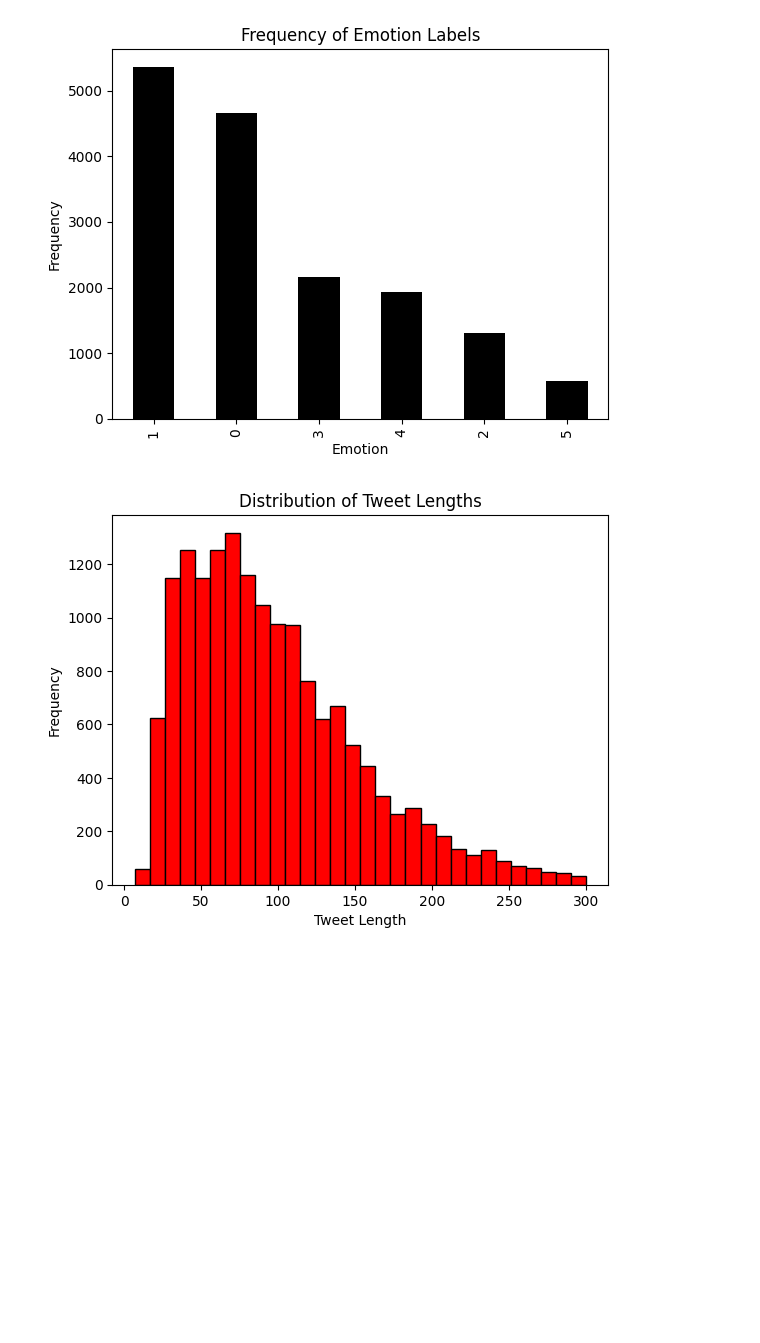
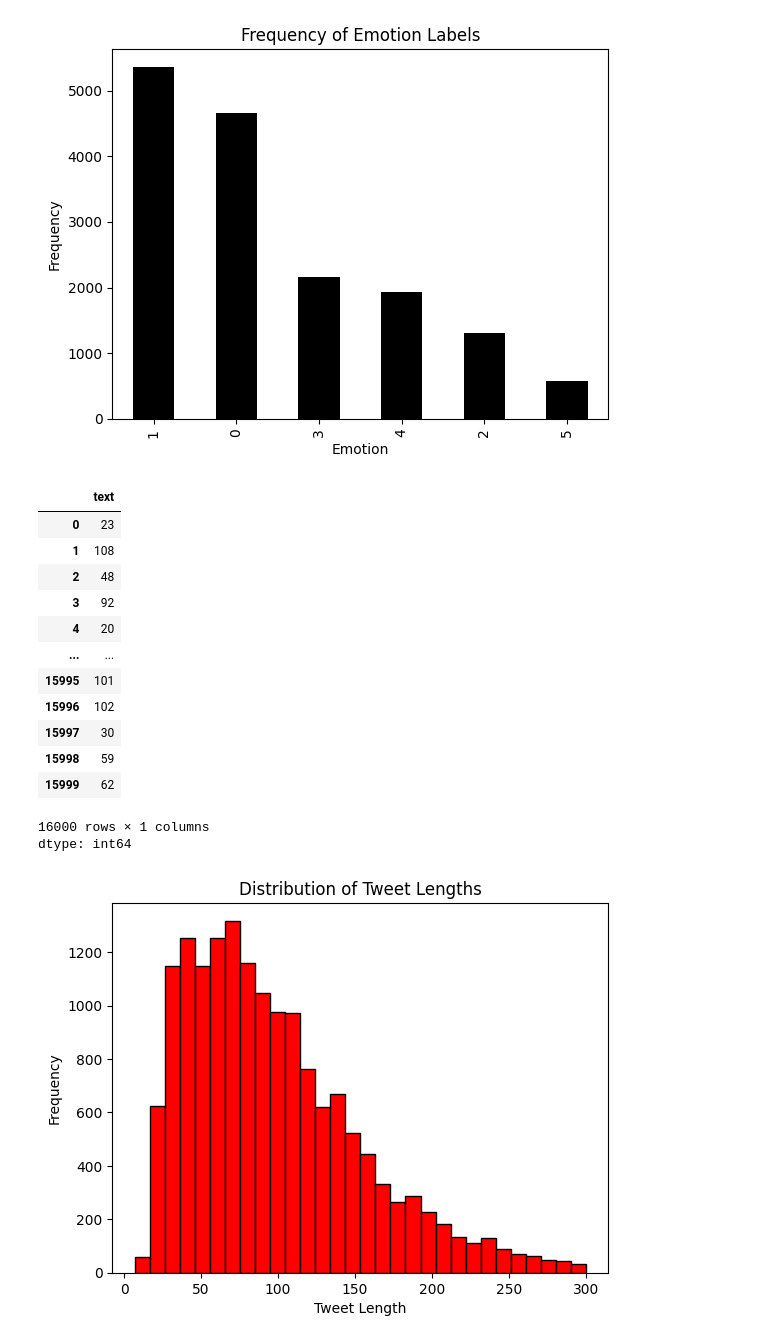
Before and after one commit to Ebratul/Python, a Jupyter notebook: DL/Text_Classification_with_Transformer.ipynb, the cells around one changed output. Cells and saved outputs as stored; diff of their text form; code cells hidden in the pictures; blank space fills up the shorter version.

```diff
--- a/DL/Text_Classification_with_Transformer.ipynb
+++ b/DL/Text_Classification_with_Transformer.ipynb
@@ -64,9 +71,12 @@ emotions["train"][:5]
 import pandas as pd
 
 # df = emotions["train"].to_pandas()
-# df = pd.DataFrame(emotions["train"])
-emotions.set_format(type="pandas")
-df = emotions["train"][:]
+
+df = pd.DataFrame(emotions["train"])
+
+# emotions.set_format(type="pandas")
+# df = emotions["train"][:]
+
 df.head(3)
 # %% [output]
 |  | text | label |
@@ -91,6 +101,23 @@ plt.ylabel("Frequency")
 plt.show()
 # %% [output]
 [figure]
+# %%
+df['text'].apply(len)
+# %% [output]
+|  | text |
+| 0 | 23 |
+| 1 | 108 |
+| 2 | 48 |
+| 3 | 92 |
+| 4 | 20 |
+| ... | ... |
+| 15995 | 101 |
+| 15996 | 102 |
+| 15997 | 30 |
+| 15998 | 59 |
+| 15999 | 62 |
+16000 rows × 1 columns
+dtype: int64
 # %%
 # calculate tweet lengths
 
```
Also changed, not shown: parts of 17 cells of this notebook.
